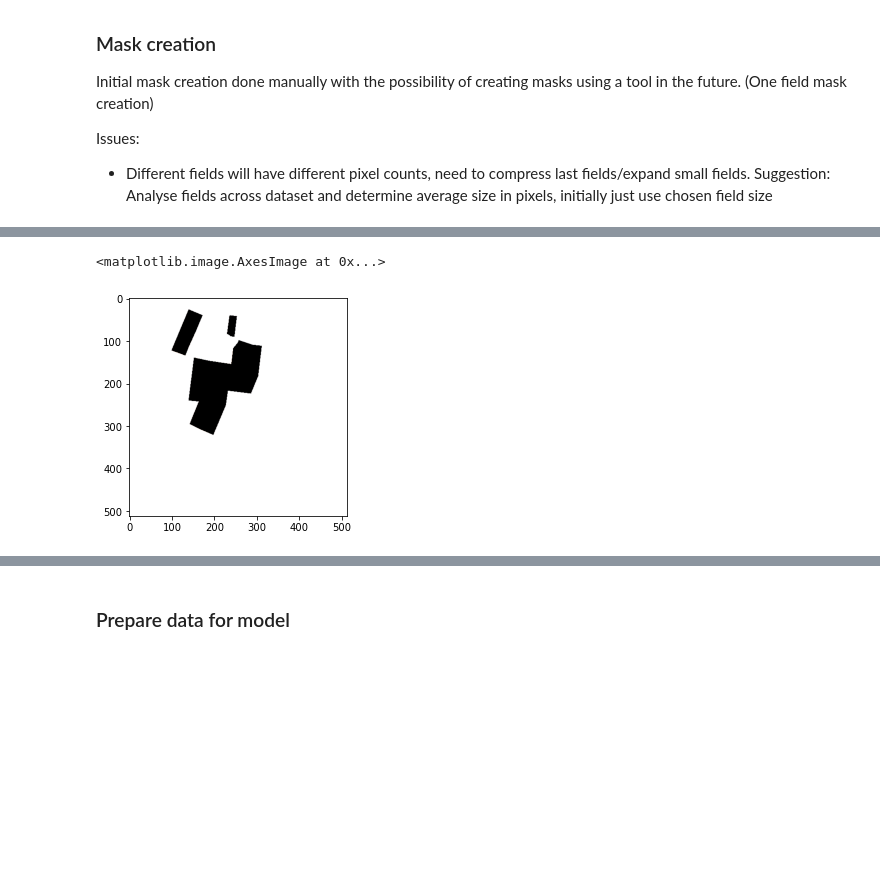
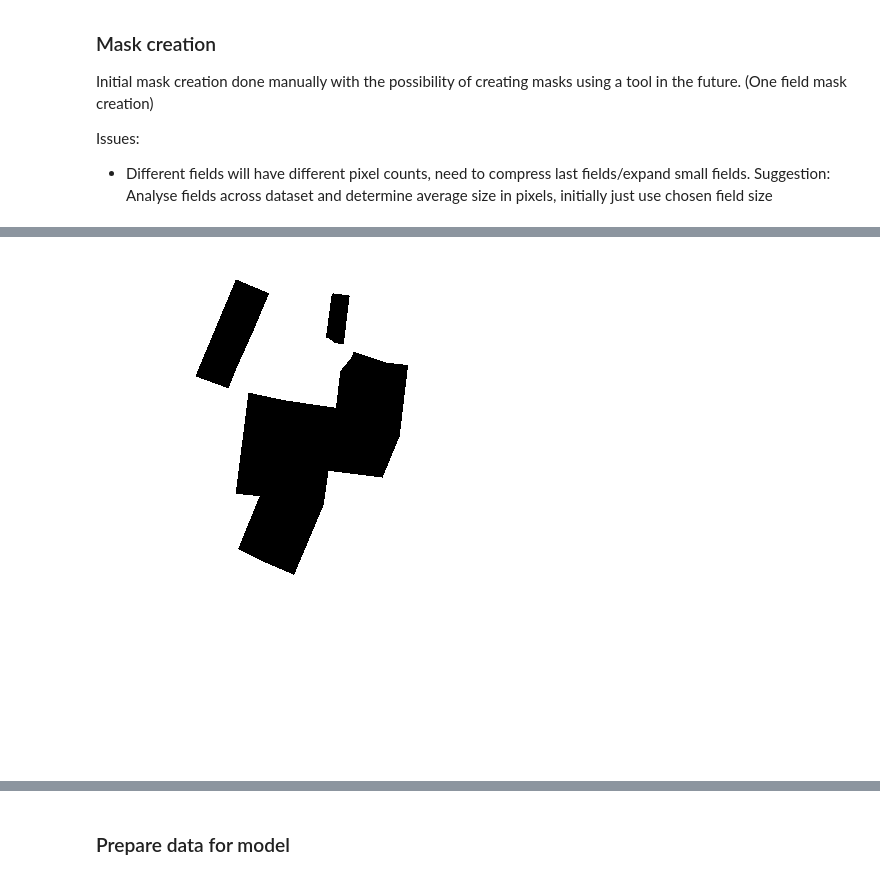
Before and after one commit to Mgunadi/Good_Crop_Bad_Crop, a Jupyter notebook: model/GoodCropBadCropModel.ipynb, the cells around one changed output, grey strips where cells are left out. Cells and saved outputs as stored; diff of their text form; code cells hidden in the pictures; blank space fills up the shorter version.

```diff
--- a/model/GoodCropBadCropModel.ipynb
+++ b/model/GoodCropBadCropModel.ipynb
@@ -33,9 +38,8 @@ plt.imshow(TCI_image)
 # %%
-mask_image = image.imread(mask_filename)
-plt.imshow(mask_image)
+mask_image = Image.open(mask_filename)
+mask_image
 # %% [output]
-<matplotlib.image.AxesImage at 0x...>
-[figure, old version]
+[figure, new version]
 # %%
 # manually created in photoshop a mask for a single field:
 
```
Also changed, not shown: parts of 19 cells of this notebook.
